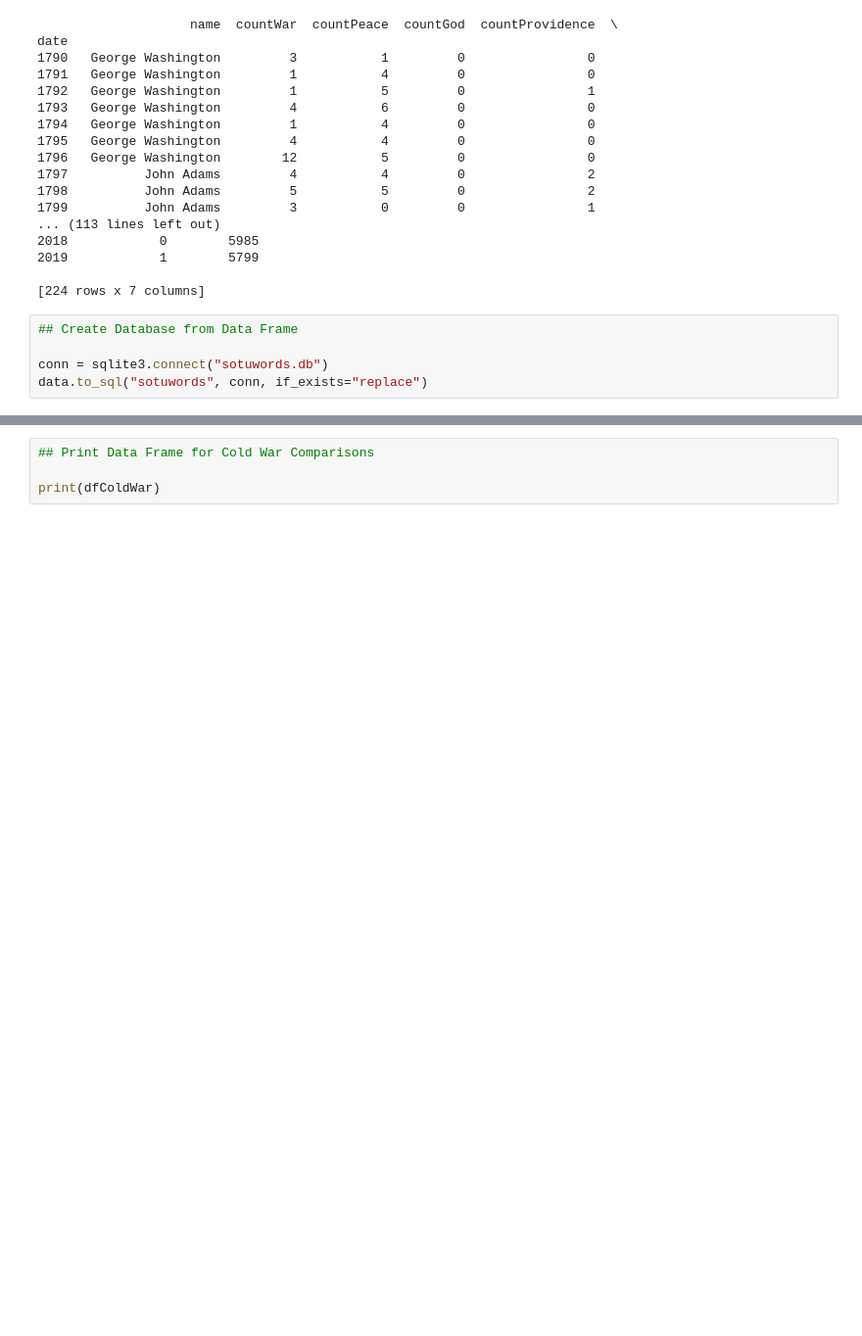
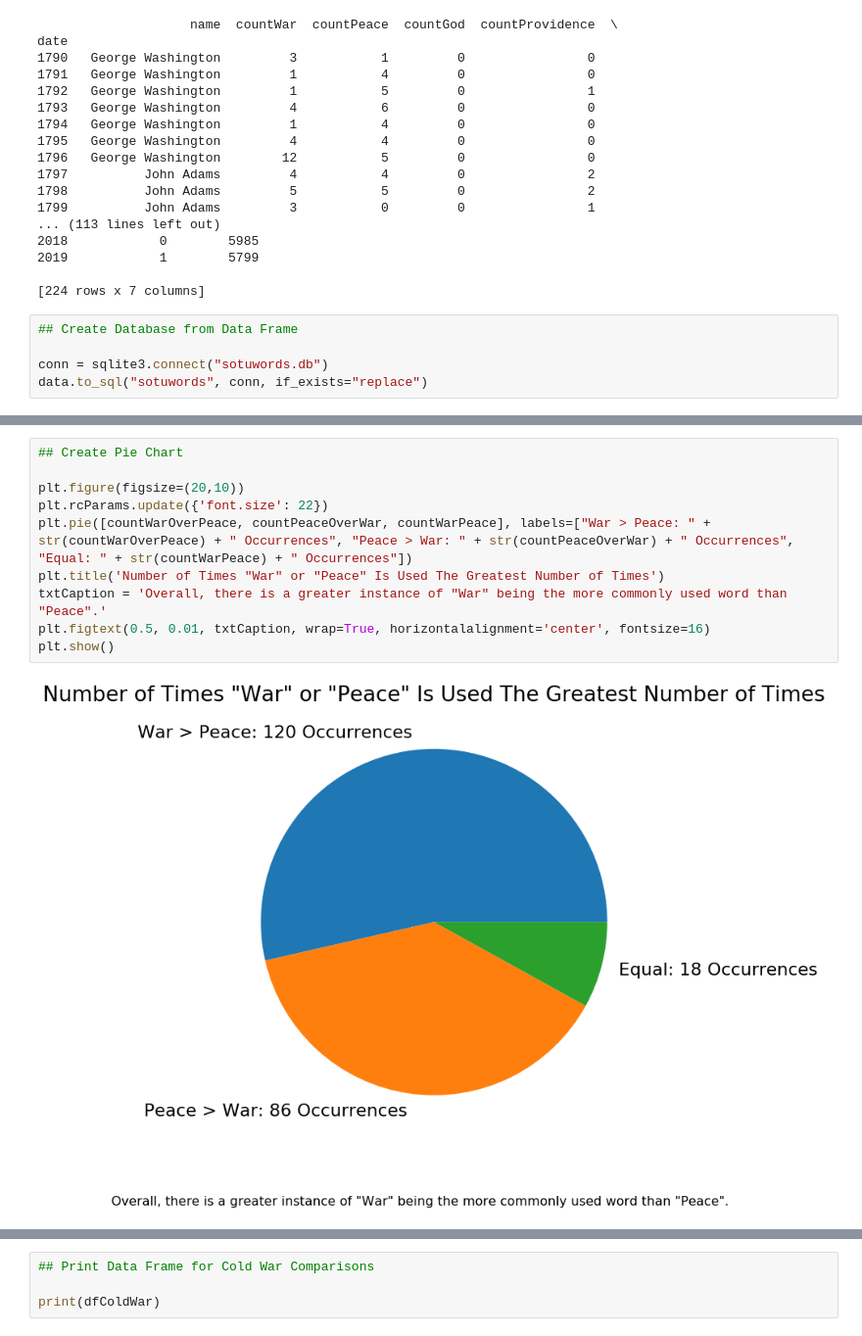
Before and after one commit to danielproberts/sotu-words, a Jupyter notebook: sotu-notebook.ipynb, the cells around one changed output, grey strips where cells are left out. Shown at 98% size. Drawn from its saved outputs; the diff is of its cells as text; blank space fills up the shorter version.

```diff
--- a/sotu-notebook.ipynb
+++ b/sotu-notebook.ipynb
@@ -90,0 +128,12 @@ countWarPeace = len(pd.read_sql(sqlWarPeace, conn))
+# %%
+## Create Pie Chart
+
+plt.figure(figsize=(20,10))
+plt.rcParams.update({'font.size': 22})
+plt.pie([countWarOverPeace, countPeaceOverWar, countWarPeace], labels=["War > Peace: " + str(countWarOverPeace) + " Occurrences", "Peace > War: " + str(countPeaceOverWar) + " Occurrences", "Equal: " + str(countWarPeace) + " Occurrences"])
+plt.title('Number of Times "War" or "Peace" Is Used The Greatest Number of Times')
+txtCaption = 'Overall, there is a greater instance of "War" being the more commonly used word than "Peace".'
+plt.figtext(0.5, 0.01, txtCaption, wrap=True, horizontalalignment='center', fontsize=16)
+plt.show()
+# %% [output]
+[figure, added]
```
Also changed, not shown: parts of 9 cells of this notebook, 1 other file.
